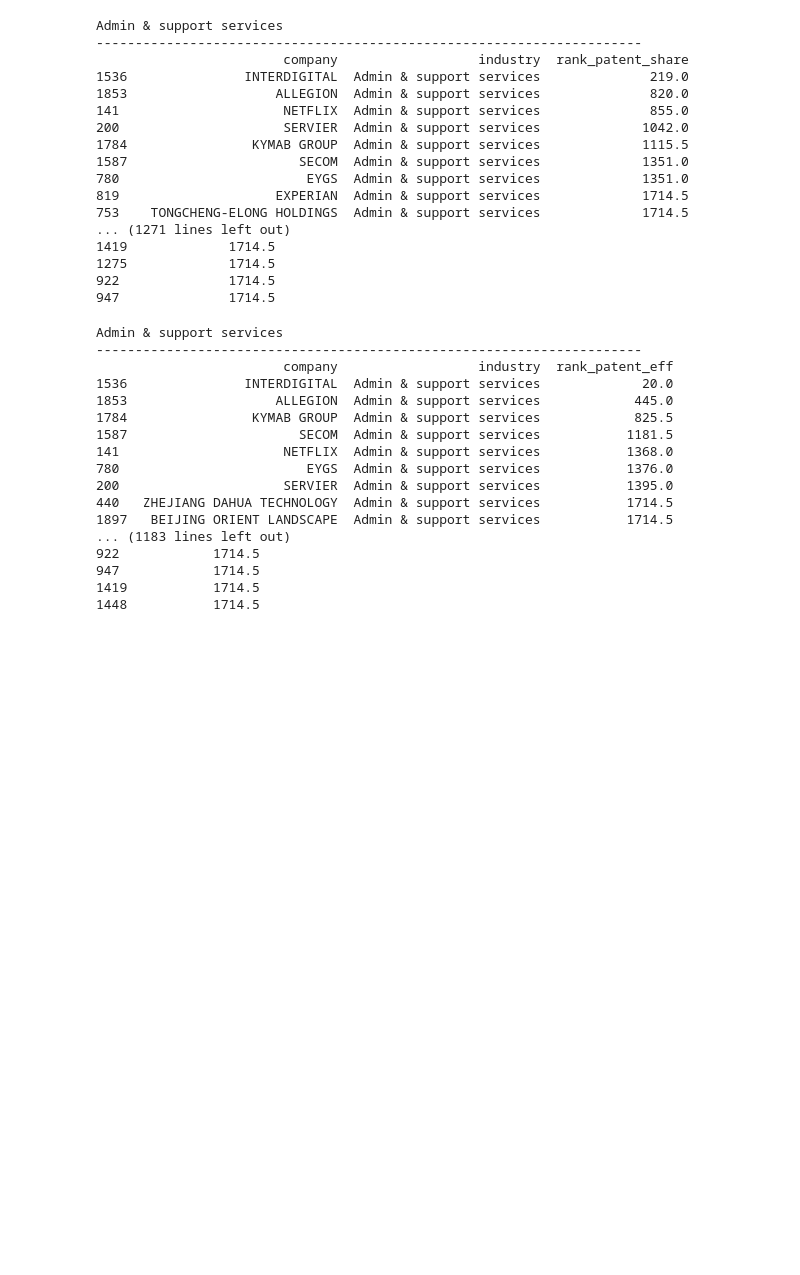
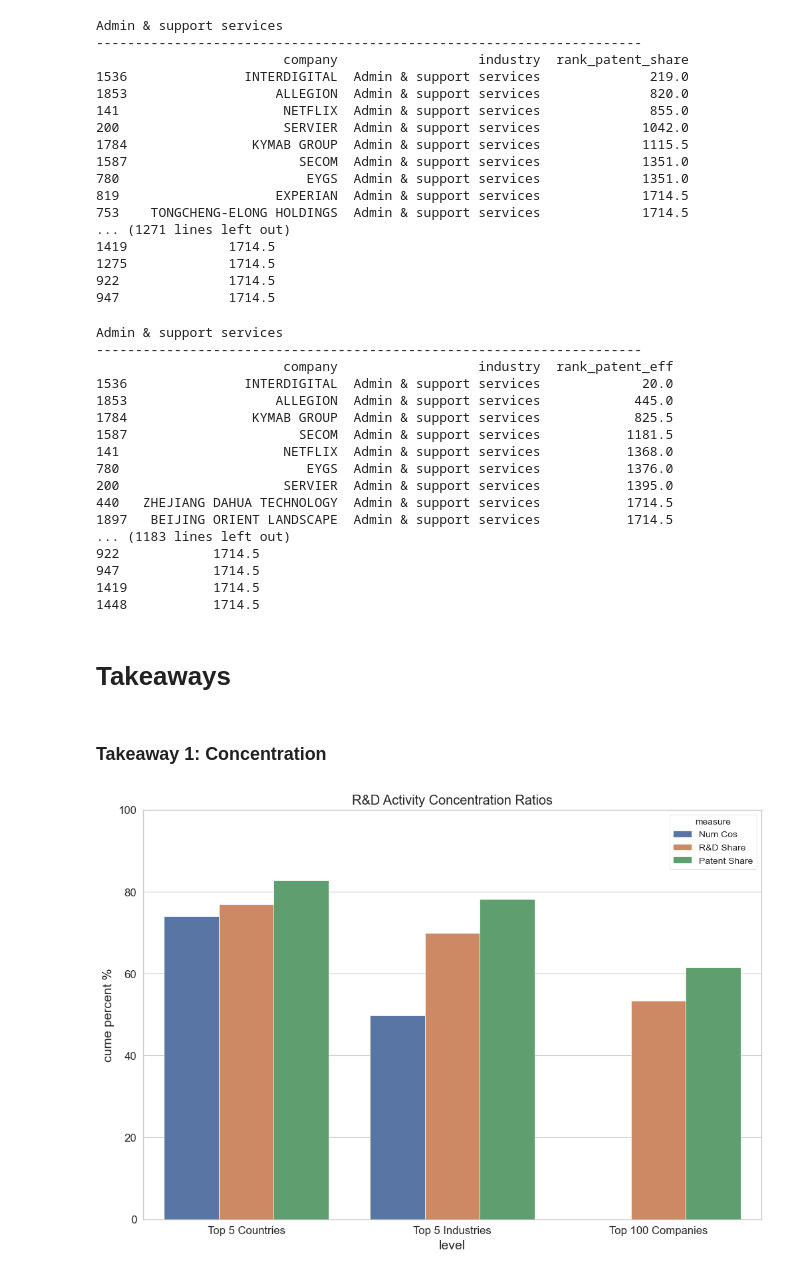
Before and after one commit to bassoonelephant/ip-productivity, a Jupyter notebook: ip_workbench.ipynb, the cells around one changed output. Drawn from its saved outputs; the diff is of its cells as text; code cells hidden in the pictures; blank space fills up the shorter version.

Commit message:
finish takeaway 1

```diff
--- a/ip_workbench.ipynb
+++ b/ip_workbench.ipynb
@@ -1297,3 +1307,62 @@ Admin & support services
 947            1714.5
 1419           1714.5
 1448           1714.5
+# %% [markdown]
+# Takeaways
+# %% [markdown]
+### Takeaway 1: Concentration
+# %%
+# Calculate Concentration Ratios for Top 5 Countries
+
+ordered_top = country_analysis.sort_values("num_cos", ascending = False).head(5)
+concentration = [['Top 5 Countries', 'Num Cos', (ordered_top['num_cos'].sum()/ip['company'].count())*100]]
+
+ordered_top = country_analysis.sort_values("rd_share",ascending = False).head(5)
+concentration = concentration + [['Top 5 Countries', 'R&D Share', ordered_top['rd_share'].sum()]]
+
+ordered_top = country_analysis.sort_values("patent_share", ascending = False).head(5)
+concentration = concentration + [['Top 5 Countries', 'Patent Share', ordered_top['patent_share'].sum()]]
+
+# Calculate Concentration Ratios for Top 5 Industries
+
+ordered_top = industry_analysis.sort_values("num_cos", ascending = False).head(5)
+concentration = concentration + [['Top 5 Industries', 'Num Cos', (ordered_top['num_cos'].sum()/ip['company'].count())*100]]
+
+ordered_top = industry_analysis.sort_values("rd_share",ascending = False).head(5)
+concentration = concentration + [['Top 5 Industries', 'R&D Share', ordered_top['rd_share'].sum()]]
+
+ordered_top = industry_analysis.sort_values("patent_share", ascending = False).head(5)
+concentration = concentration + [['Top 5 Industries', 'Patent Share', ordered_top['patent_share'].sum()]]
+
+# Calculate Concentratio Ratios for Top 100 Companies
+
+ordered_top100 = company_analysis.sort_values("rd_share",ascending = False).head(100)
+concentration = concentration + [['Top 100 Companies', 'R&D Share', ordered_top100['rd_share'].sum()]]
+
+ordered_top100 = company_analysis.sort_values("patent_share", ascending = False).head(100)
+concentration = concentration + [['Top 100 Companies', 'Patent Share', ordered_top100['patent_share'].sum()]]
+
+# Convert to DataFrame
+
+df = pd.DataFrame(concentration, columns = ['level', 'measure', 'cume pct'])
+
+# Plot Data
+
+plt.figure(figsize=(12,8))
+sns.set_style("whitegrid")
+sns.barplot(x="level", y="cume pct", hue="measure", data=df, ci=None)
+
+# Title and Axes
+
+plt.title('R&D Activity Concentration Ratios')
+plt.xlabel('level', fontsize = 14)
+plt.ylabel('cume percent %', fontsize = 14)
+plt.xticks(fontsize = 12)
+plt.yticks(fontsize = 12)
+plt.ylim(0, 100)
+
+# Show Graph
+
+plt.show()
+# %% [output]
+[figure, added]
```
Also changed, not shown: parts of 1 cell of this notebook.
